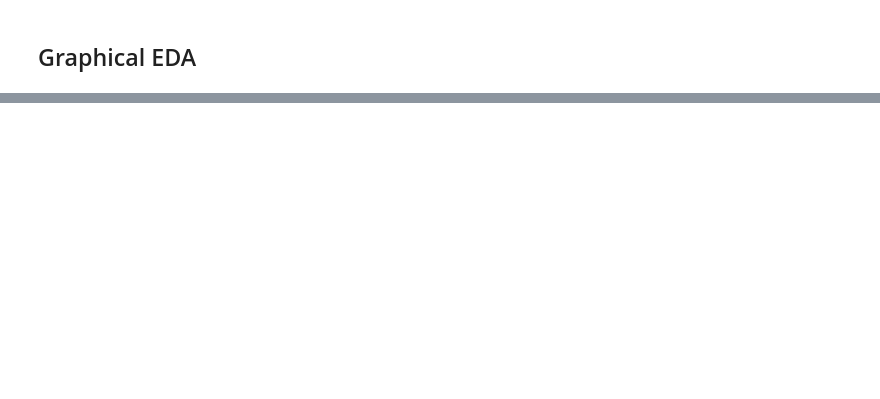
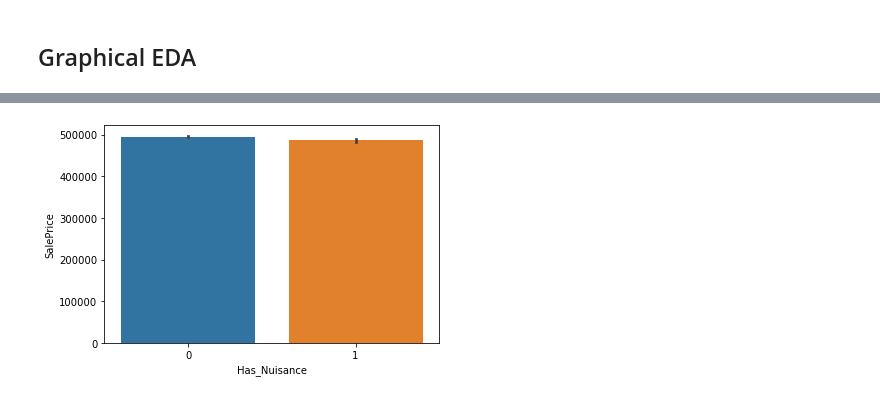
Before and after one commit to angelicacodes/phase_2_project_chicago-sf-seattle-ds-082420, a Jupyter notebook: notebooks/eda/Sindhu_EDA.ipynb, the cells around one changed output, grey strips where cells are left out. Drawn from its saved outputs; the diff is of its cells as text; code cells hidden in the pictures; blank space fills up the shorter version.

```diff
--- a/notebooks/eda/Sindhu_EDA.ipynb
+++ b/notebooks/eda/Sindhu_EDA.ipynb
@@ -147,0 +218,4 @@ sns.barplot(df['Has_Porch'], df['SalePrice']);
+# %%
+sns.barplot(df['Has_Nuisance'], df['SalePrice']);
+# %% [output]
+[figure, added]
```
Also changed, not shown: parts of 22 cells of this notebook.
